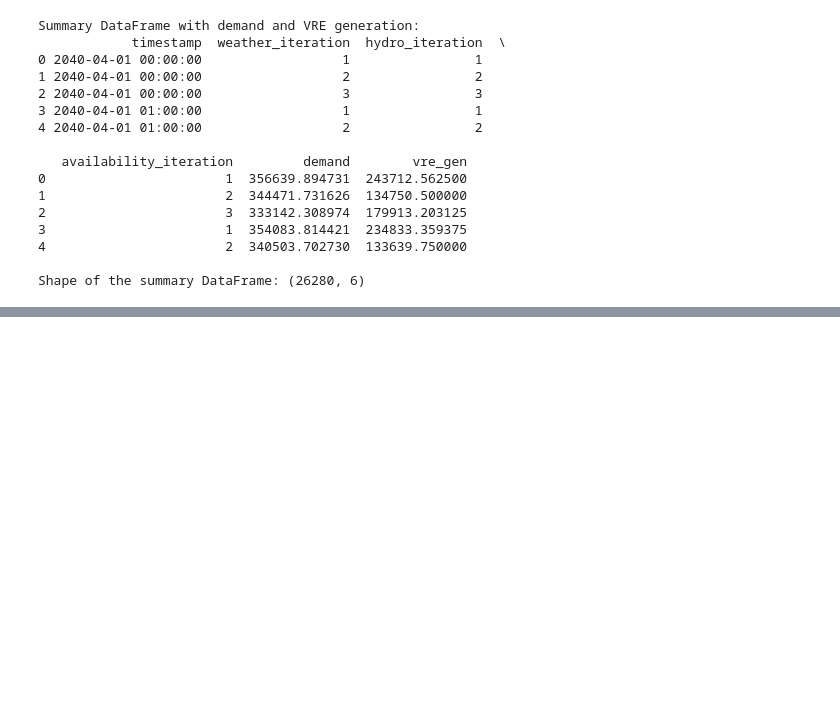
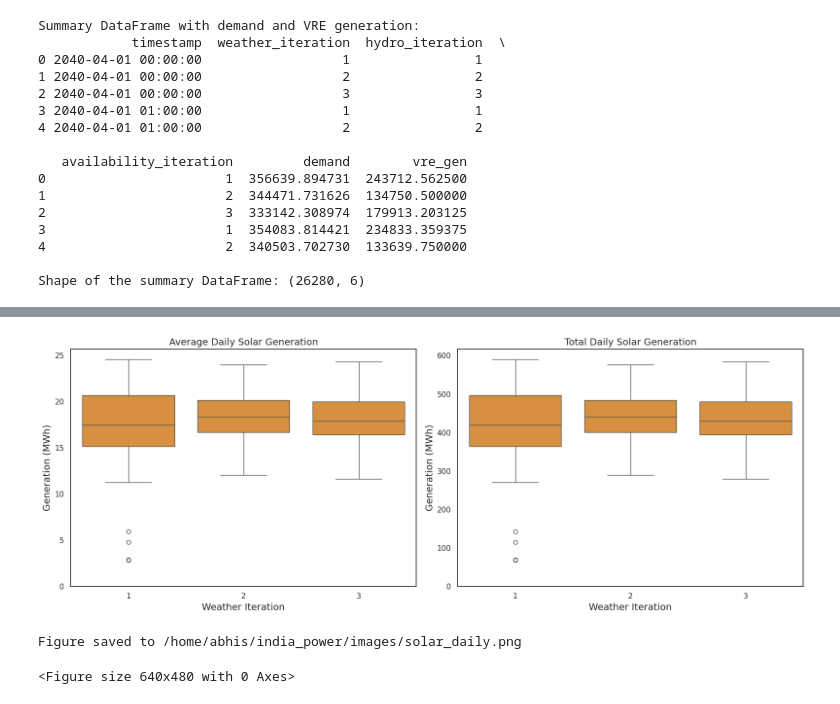
Before and after one commit to cetlab-ucsb/gridpath_india_viz, a Jupyter notebook: software/tech_plots_ra.ipynb, the cells around one changed output, grey strips where cells are left out. Drawn from its saved outputs; the diff is of its cells as text; code cells hidden in the pictures; blank space fills up the shorter version.

```diff
--- a/software/tech_plots_ra.ipynb
+++ b/software/tech_plots_ra.ipynb
@@ -487,3 +546,17 @@ print(f"Figure saved to {output_path}")
+# %%
+solar_df=national_df.copy()
+solar_df=solar_df[solar_df['technology']=='Solar']
+
+solar_national_df=solar_df.groupby(['timestamp','weather_iteration','hydro_iteration','availability_iteration']).sum('power_mw').reset_index()
+solar_national_df['power_mw'] = solar_national_df['power_mw']/959334.92 *100 # covert to capacity factor divided by 959334.92
+solar_national_df['load_zone']='National'
+
+wind_df = national_df.copy()
+wind_df = wind_df[wind_df['technology'] == 'Wind']
+
+wind_national_df = wind_df.groupby(['timestamp','weather_iteration','hydro_iteration','availability_iteration']).sum('power_mw').reset_index()
+wind_national_df['power_mw'] = wind_national_df['power_mw']/471447.87 *100 # covert to capacity factor divided by 959334.92
+wind_national_df['load_zone'] = 'National'
 # %%
 # Calculate average daily demand for plotting
 # Group by weather_iteration, hydro_iteration, and the date part of timestamp.
@@ -500,39 +573,45 @@ total_daily_solar_per_day = solar_national_df.groupby(
 # The column derived from solar_national_df['timestamp'].dt.date will be named 'timestamp' by default.
 # It's good practice to rename it to 'date' for clarity, though not strictly needed for this plot.
 avg_daily_solar_per_day = avg_daily_solar_per_day.rename(columns={'timestamp': 'date'})
 total_daily_solar_per_day = total_daily_solar_per_day.rename(columns={'timestamp': 'date'})
 
 fig, axes = plt.subplots(1, 2, figsize=(16, 6))
 
 # Left: Average Daily Solar
 sns.boxplot(
     x='weather_iteration',
     y='power_mw',
     data=avg_daily_solar_per_day,
     color='#EF9226',
     ax=axes[0]
 )
-axes[0].set_title('Average Daily Solar Generation by Weather Iteration', fontsize=14, fontweight='bold')
-axes[0].set_xlabel('Weather Iteration')
-axes[0].set_ylabel('Average Daily Solar (MWh)')
+axes[0].set_title('Average Daily Solar Generation', fontsize=14, fontweight='normal')
+axes[0].set_xlabel('Weather Iteration', fontsize=14)
+axes[0].set_ylabel('Generation (MWh)', fontsize=14)
+axes[0].set_ylim(0)
 
 # Right: Total Daily Solar
 sns.boxplot(
     x='weather_iteration',
     y='power_mw',
     data=total_daily_solar_per_day,
     color='#EF9226',
     ax=axes[1]
 )
-axes[1].set_title('Total Daily Solar Generation by Weather Iteration', fontsize=14, fontweight='bold')
-axes[1].set_xlabel('Weather Iteration')
-axes[1].set_ylabel('Total Daily Solar (MWh)')
+axes[1].set_title('Total Daily Solar Generation', fontsize=14, fontweight='normal')
+axes[1].set_xlabel('Weather Iteration', fontsize=14)
+axes[1].set_ylabel('Generation (MWh)', fontsize=14)
+axes[1].set_ylim(0)
 
 plt.tight_layout()
 plt.show()
 output_path = os.path.join(path_to_save_images, 'solar_daily.png')
 plt.savefig(output_path, dpi=300)
 print(f"Figure saved to {output_path}")
+# %% [output]
+[figure, added]
+Figure saved to /home/abhis/india_power/images/solar_daily.png
+<Figure size 640x480 with 0 Axes>
 # %%
 # Calculate average daily demand for plotting
 # Group by weather_iteration, hydro_iteration, and the date part of timestamp.
```
Also changed, not shown: parts of 13 cells of this notebook.
